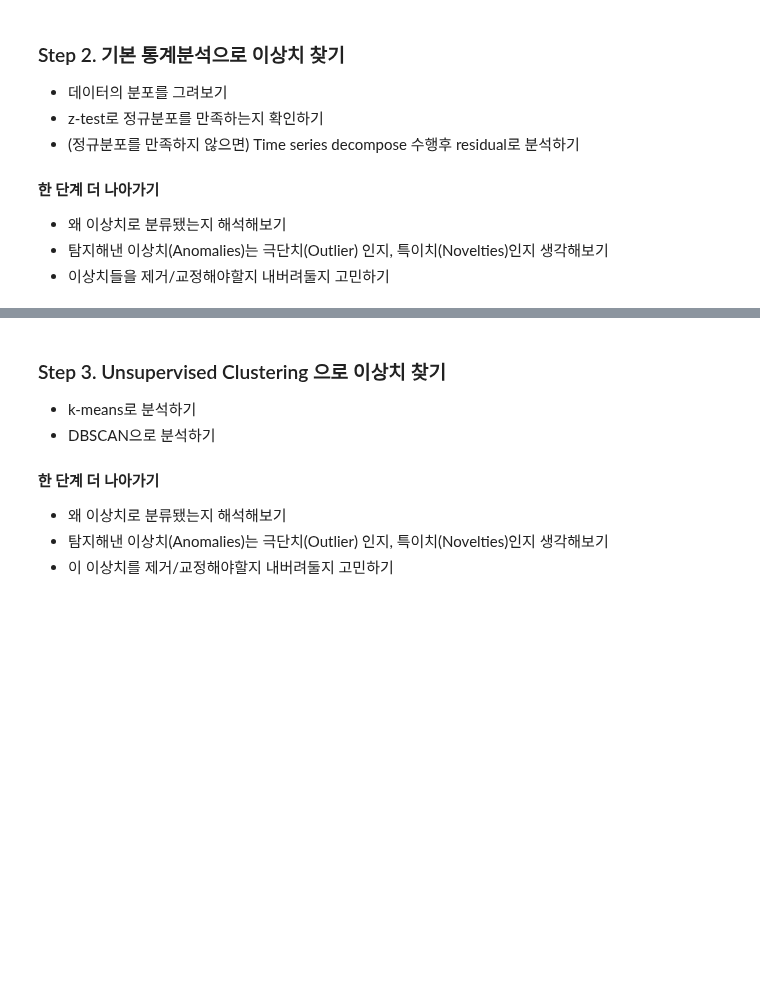
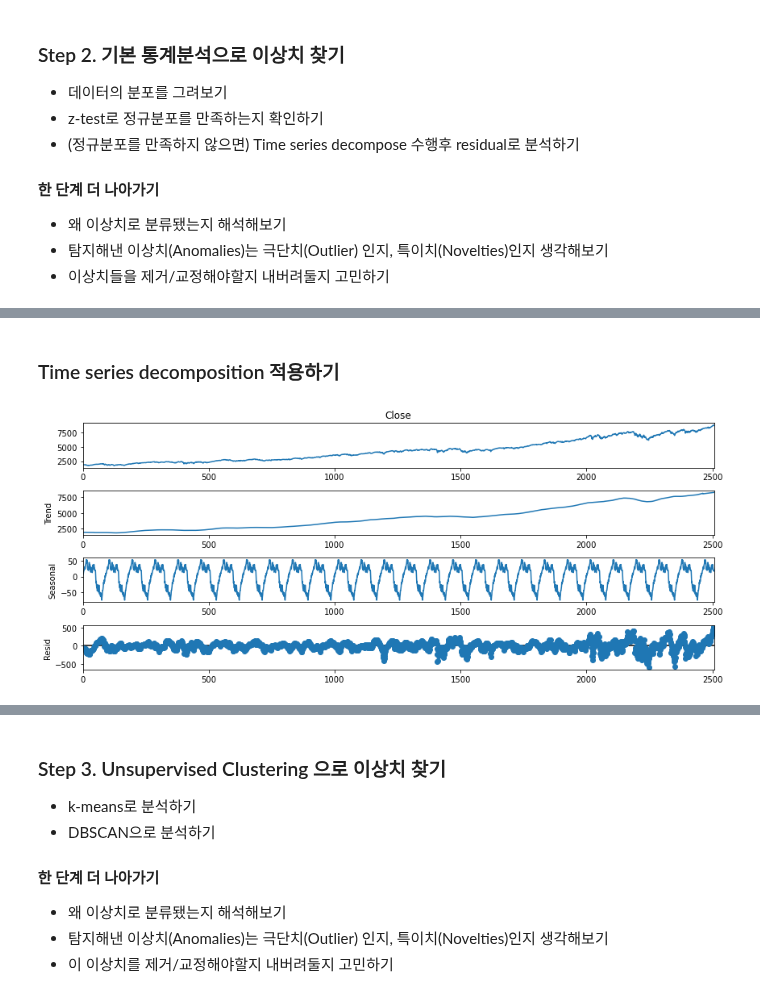
Before and after one commit to JPumpkin645/AIFFEL, a Jupyter notebook: Week_13/Ex_20_시계열_데이터에서_이상치_찾기.ipynb, the cells around one changed output, grey strips where cells are left out. Saved outputs shown, nothing was run; the diff lists cells and outputs as text; code cells hidden in the pictures; blank space fills up the shorter version.

```diff
--- a/Week_13/Ex_20_시계열_데이터에서_이상치_찾기.ipynb
+++ b/Week_13/Ex_20_시계열_데이터에서_이상치_찾기.ipynb
@@ -34,0 +101,10 @@ df.head(5)
+# %% [markdown]
+### Time series decomposition 적용하기
+# %%
+from statsmodels.tsa.seasonal import seasonal_decompose
+result = seasonal_decompose(df.Close, model='additive', two_sided=True,
+                            period=91, extrapolate_trend='freq') # 계절적 성분 50일로 가정
+result.plot()
+plt.show()
+# %% [output]
+[figure, added]
```
Also changed, not shown: parts of 19 cells of this notebook.
